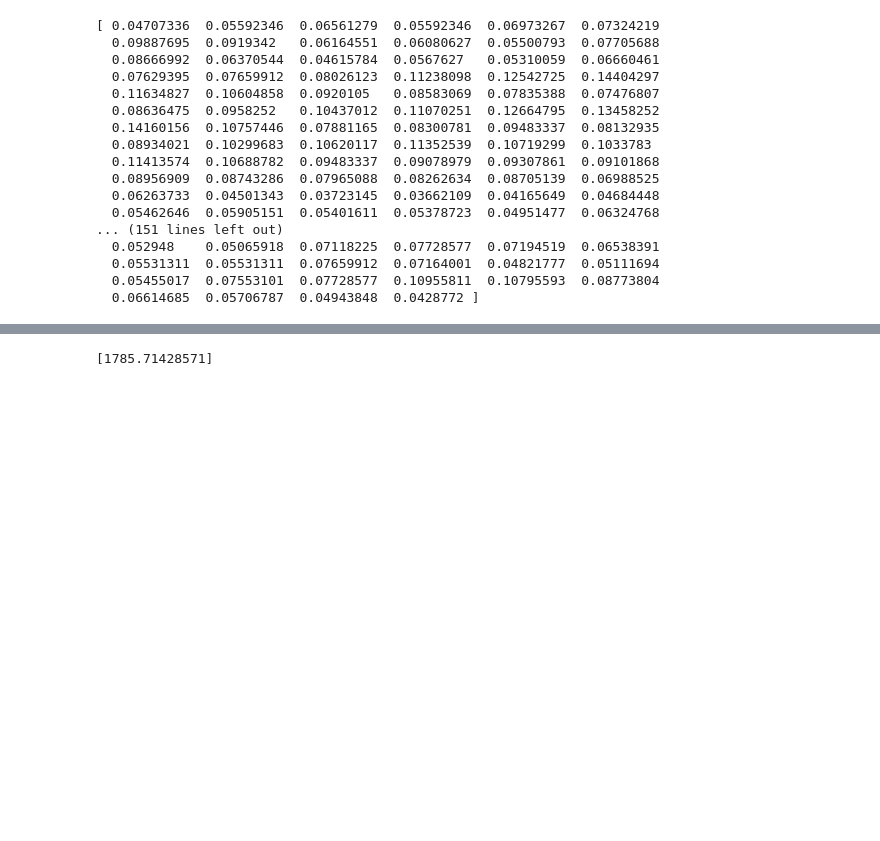
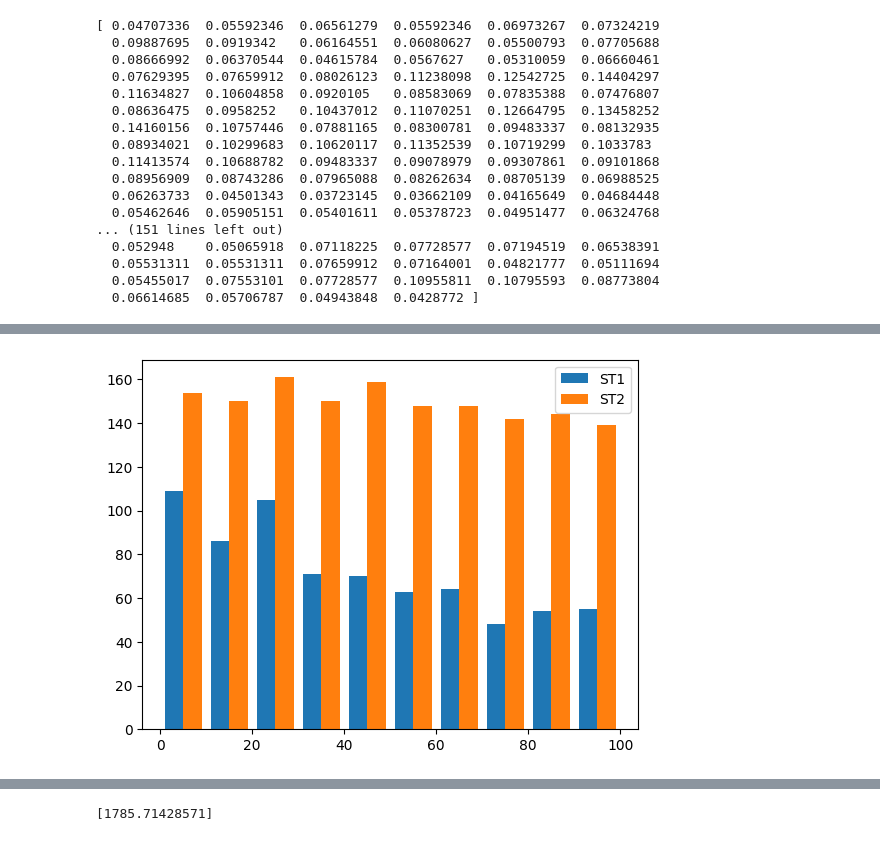
Before and after one commit to nicolas-bsrt/parkinson_project, a Jupyter notebook: project.ipynb, the cells around one changed output, grey strips where cells are left out. Drawn from its saved outputs; the diff is of its cells as text; code cells hidden in the pictures; blank space fills up the shorter version.

```diff
--- a/project.ipynb
+++ b/project.ipynb
@@ -115,4 +147,12 @@ plt.show()
 # %%
 # Look up spike times for the two spike trains
+# TODO: Je ne comprend plus rien, dans un bloc précédent on nous demande "3 spike trains" et là il n'y en a plus que 2 ? Où est passé le 3ème ?
+
+# Display the times for the 2 firsts spike train
+plt.hist((ST1['times'][0], ST2['times'][0]), bins=10, label=("ST1","ST2"))
+plt.legend()
+plt.show()
+# %% [output]
+[figure, added]
 # %%
 # Make an instantaneous firing rate in bins of 1 ms using the function np.histogram
```
Also changed, not shown: parts of 18 cells of this notebook.
